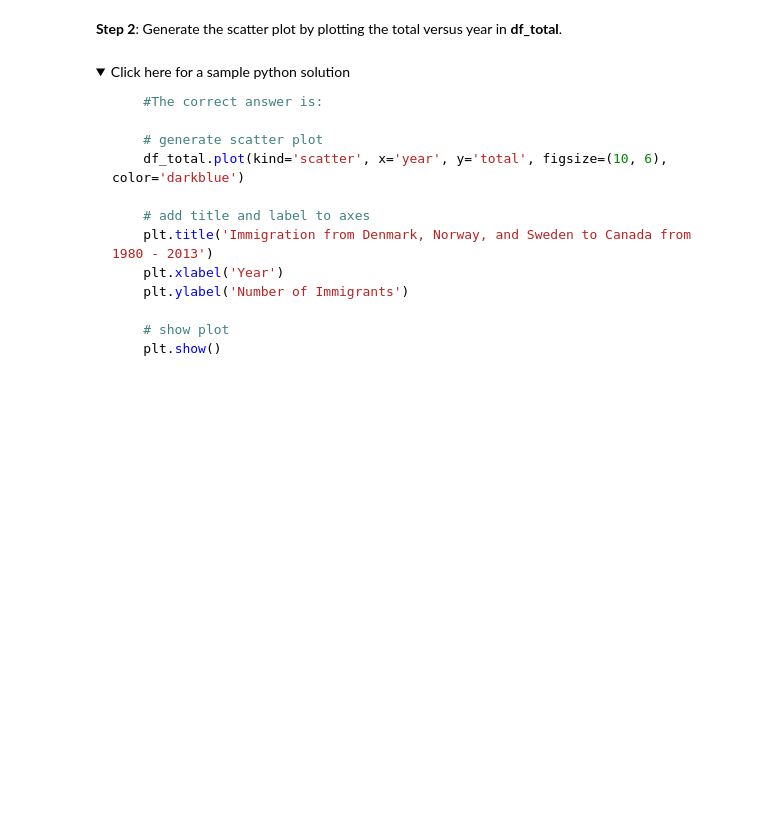
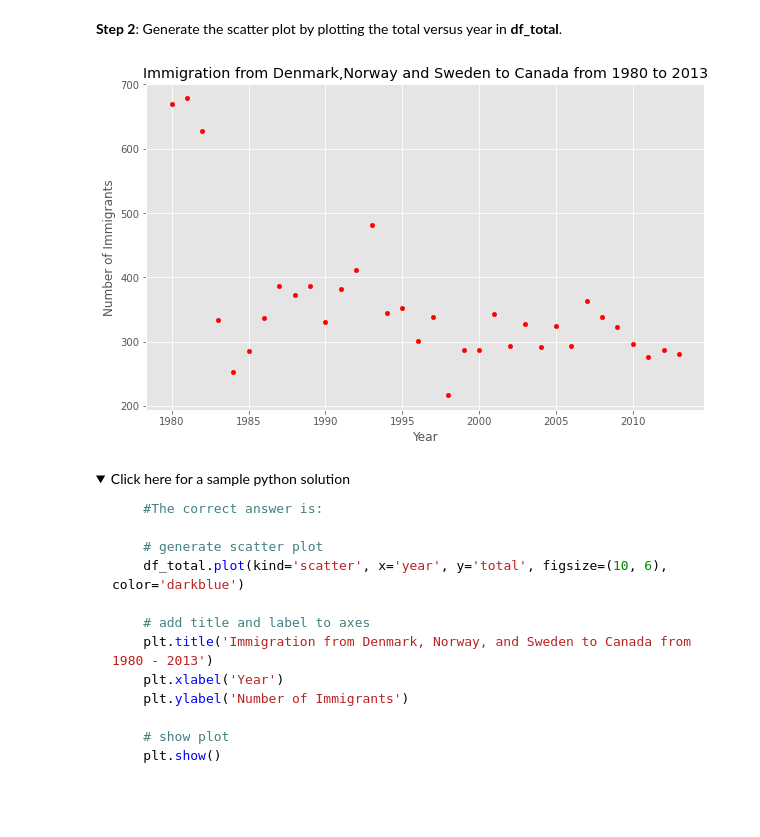
Before and after one commit to firatolcum/IBM_Data_Analyst_Professional_Certificate_Course, a Jupyter notebook: Data.Visualization.With.Python/DV0101EN-Exercise-Pie-Charts-Box-Plots-Scatter-Plots-and-Bubble-Plots.ipynb, the cells around one changed output. Cells and saved outputs as stored; diff of their text form; code cells hidden in the pictures; folded sections open; blank space fills up the shorter version.

```diff
--- a/Data.Visualization.With.Python/DV0101EN-Exercise-Pie-Charts-Box-Plots-Scatter-Plots-and-Bubble-Plots.ipynb
+++ b/Data.Visualization.With.Python/DV0101EN-Exercise-Pie-Charts-Box-Plots-Scatter-Plots-and-Bubble-Plots.ipynb
@@ -743,0 +769,5 @@ As a side note, we can observe that immigration took a dip around 1993 - 1997. F
+# %%
+### type your answer here
+df_total = df_can.loc[["Denmark", "Norway", "Sweden"], years]
+df_total = df_total.T.sum(axis=1).to_frame().reset_index().rename(columns={"index":"Year", 0:"Total"}).astype("int")
+df_total.head()
@@ -776,3 +811,11 @@ As a side note, we can observe that immigration took a dip around 1993 - 1997. F
+# %%
+### type your answer here
+df_total.plot(kind="scatter", x="Year", y="Total", figsize=(10, 6), color="red")
+plt.title("Immigration from Denmark,Norway and Sweden to Canada from 1980 to 2013")
+plt.ylabel("Number of Immigrants")
+plt.show()
+# %% [output]
+[figure, added]
 # %% [markdown]
 <details><summary>Click here for a sample python solution</summary>
 
```
Also changed, not shown: parts of 10 cells of this notebook.
